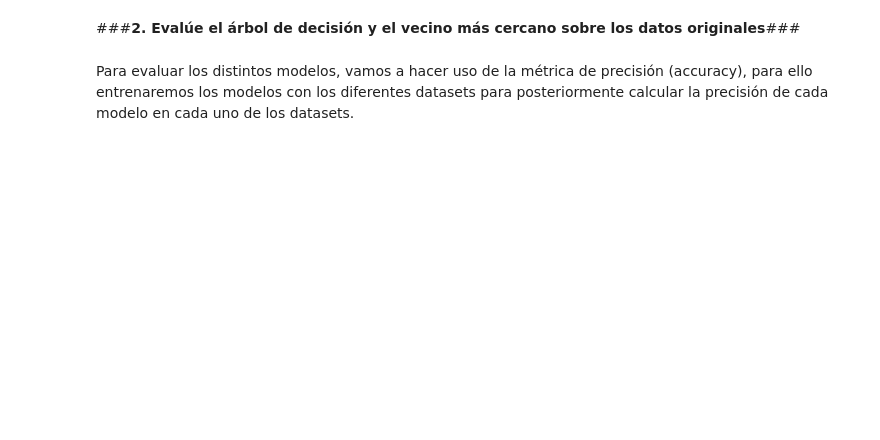
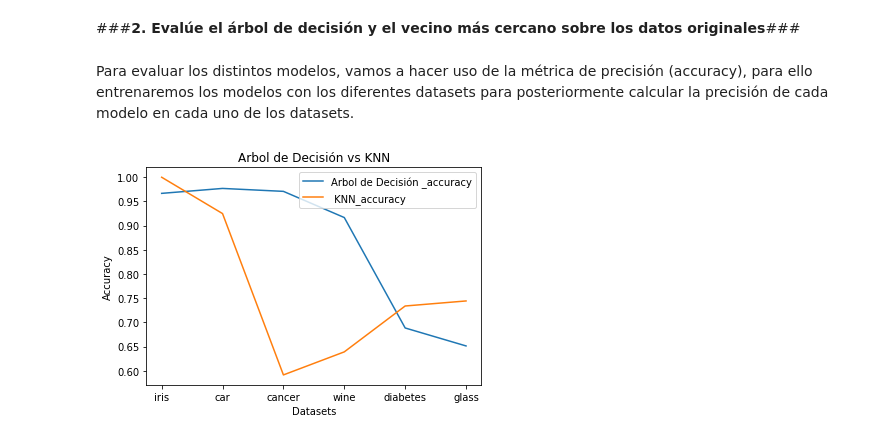
Before and after one commit to victoriapl01/Mineria_De_Datos, a Jupyter notebook: Practica1_1_IMD.ipynb, the cells around one changed output. Saved outputs shown, nothing was run; the diff lists cells and outputs as text; code cells hidden in the pictures; blank space fills up the shorter version.

Commit message:
Comparación entre los dos modelos a través de accuracy y matrices de confusión

```diff
--- a/Practica1_1_IMD.ipynb
+++ b/Practica1_1_IMD.ipynb
@@ -196,0 +241,24 @@ accuracy_knn=[]
+# %%
+#Dataset cancer
+accuracy.append('cancer')
+accuracy_tree.append(accuracyDataset(cancer,cancer_X,cancer_y,tree))
+accuracy_knn.append(accuracyDataset(cancer,cancer_X,cancer_y,knn))
+# %%
+#Dataset wine
+accuracy.append('wine')
+accuracy_tree.append(accuracyDataset(wine, wine_X, wine_y, tree))
+accuracy_knn.append(accuracyDataset(wine, wine_X, wine_y, knn))
+# %%
+#Dataset diabetes
+accuracy.append('diabetes')
+accuracy_tree.append(accuracyDataset(diabetes, diabetes_X, diabetes_y, tree))
+accuracy_knn.append(accuracyDataset(diabetes, diabetes_X, diabetes_y, knn))
+# %%
+#Dataset glass
+accuracy.append('glass')
+accuracy_tree.append(accuracyDataset(glass, glass_X, glass_y, tree))
+accuracy_knn.append(accuracyDataset(glass, glass_X, glass_y, knn))
+# %%
+accuracyGraphic(accuracy, accuracy_tree, accuracy_knn, "Arbol de Decisión ", " KNN")
+# %% [output]
+[figure, added]
```
Also changed, not shown: parts of 15 cells of this notebook.
